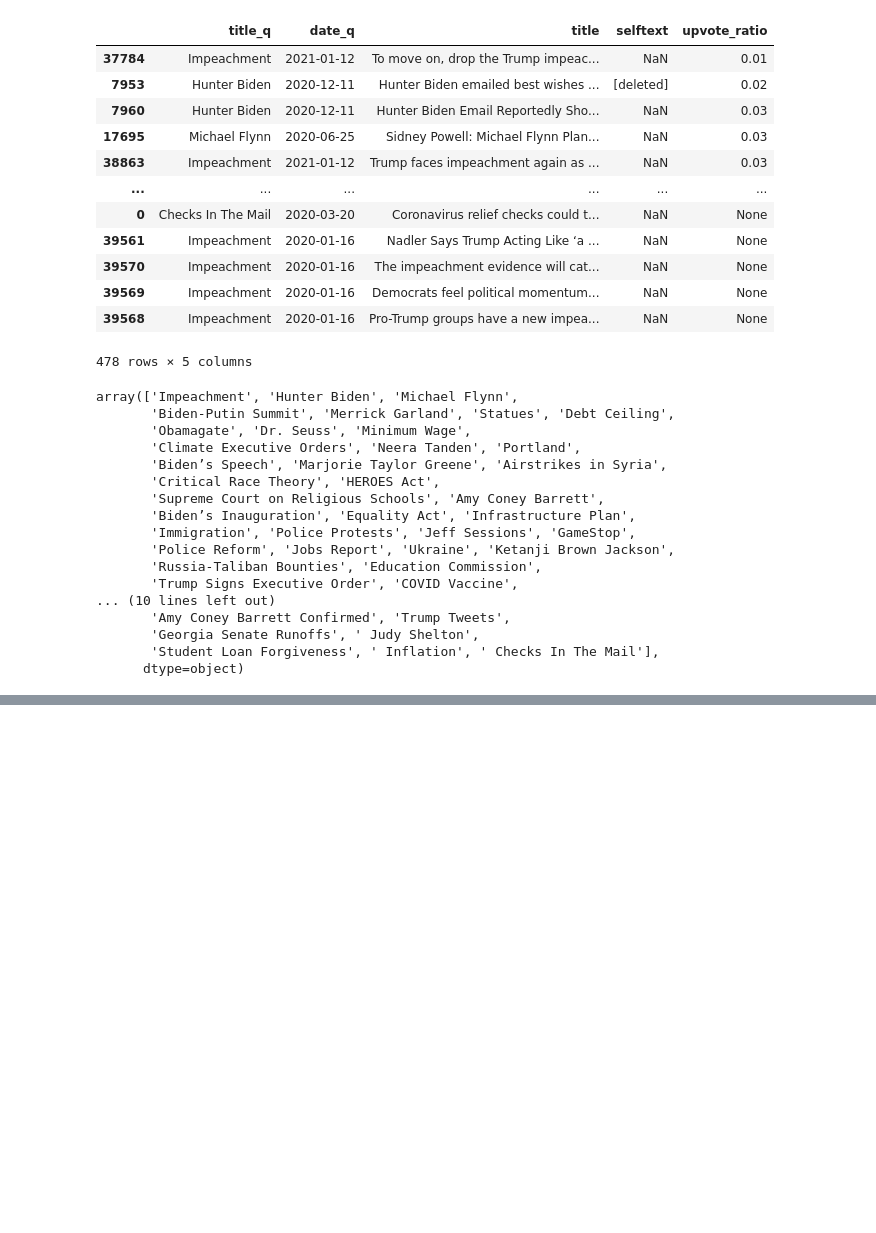
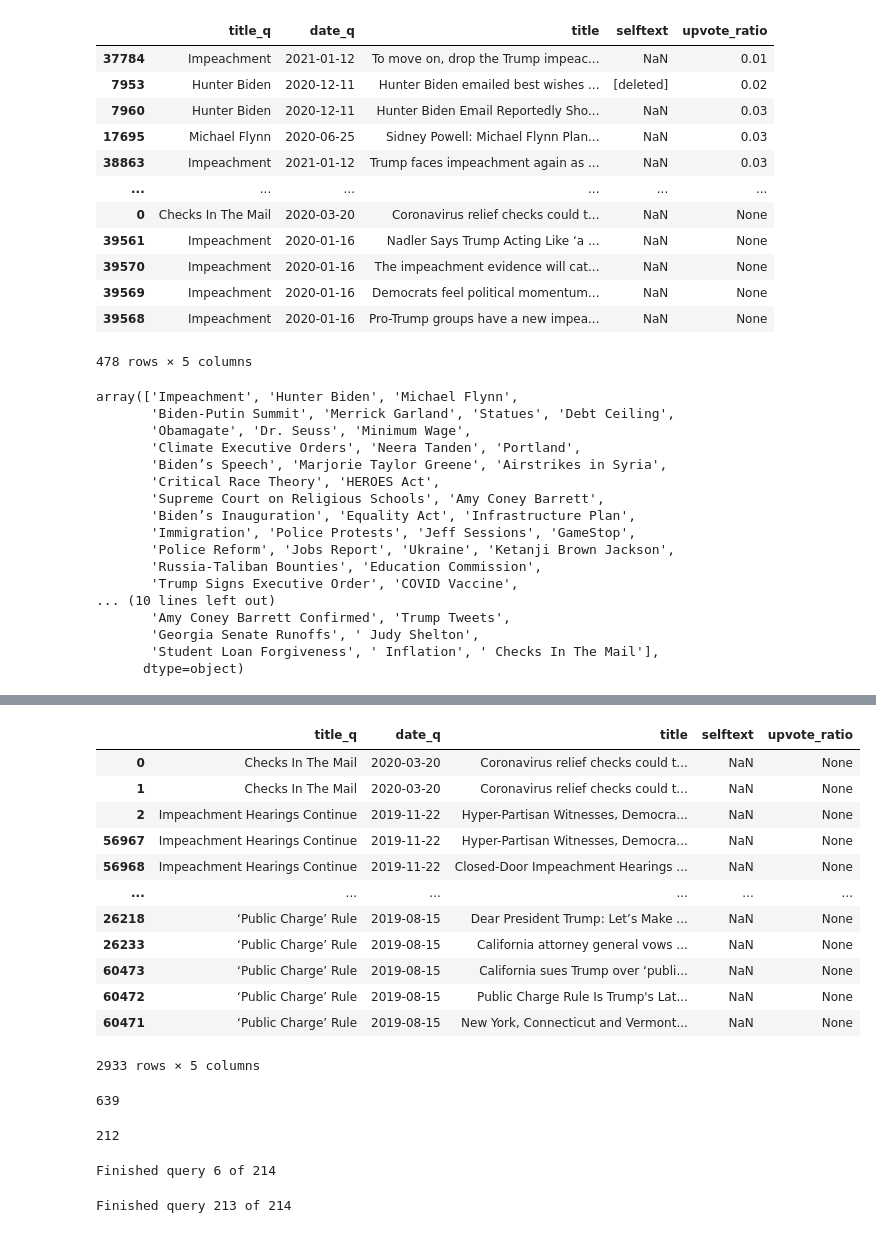
Before and after one commit to NickDeas/Abstract-Contrastive-Opinion-Summarization, a Jupyter notebook: code/data_collection/Reddit Scraping.ipynb, the cells around one changed output, grey strips where cells are left out. Drawn from its saved outputs; the diff is of its cells as text; code cells hidden in the pictures; blank space fills up the shorter version.

Commit message:
Finalized Data Collection and Extractive Baselines

```diff
--- a/code/data_collection/Reddit Scraping.ipynb
+++ b/code/data_collection/Reddit Scraping.ipynb
@@ -184,0 +237,25 @@ for i, query in enumerate(miss_queries):
+# %%
+NUM_SAMPLE = 5
+samples = []
+for i, group in reddit_short2.groupby('title_q'):
+    group = group.sort_values('upvote_ratio', ascending = False)
+    new_group = group.iloc[:NUM_SAMPLE]
+    samples.append(new_group)
+# %%
+reddit_short2 = pd.concat(samples, axis = 0)
+# %%
+reddit_short2
+# %% [output]
+|  | title_q | date_q | title | selftext | upvote_ratio |
+| 0 | Checks In The Mail | 2020-03-20 | Coronavirus relief checks could t... | NaN | None |
+| 1 | Checks In The Mail | 2020-03-20 | Coronavirus relief checks could t... | NaN | None |
+| 2 | Impeachment Hearings Continue | 2019-11-22 | Hyper-Partisan Witnesses, Democra... | NaN | None |
+| 56967 | Impeachment Hearings Continue | 2019-11-22 | Hyper-Partisan Witnesses, Democra... | NaN | None |
+| 56968 | Impeachment Hearings Continue | 2019-11-22 | Closed-Door Impeachment Hearings ... | NaN | None |
+| ... | ... | ... | ... | ... | ... |
+| 26218 | ‘Public Charge’ Rule | 2019-08-15 | Dear President Trump: Let’s Make ... | NaN | None |
+| 26233 | ‘Public Charge’ Rule | 2019-08-15 | California attorney general vows ... | NaN | None |
+| 60473 | ‘Public Charge’ Rule | 2019-08-15 | California sues Trump over ‘publi... | NaN | None |
+| 60472 | ‘Public Charge’ Rule | 2019-08-15 | Public Charge Rule Is Trump's Lat... | NaN | None |
+| 60471 | ‘Public Charge’ Rule | 2019-08-15 | New York, Connecticut and Vermont... | NaN | None |
+2933 rows × 5 columns
@@ -184,0 +264,8 @@ for i, query in enumerate(miss_queries):
+# %%
+len(reddit_short2['title_q'].unique())
+# %% [output]
+639
+# %%
+len(miss_titles)
+# %% [output]
+212
@@ -184,0 +274,9 @@ for i, query in enumerate(miss_queries):
+# %%
+OUTPUT_CSV = '../../data/reddit_data/reddit_scrape.csv'
+WRITE_HEAD = False
+for i, query in enumerate(miss_queries):
+    get_posts_by_news(query, OUTPUT_CSV, subreddit = 'worldnews', date_thresh = None, header = WRITE_HEAD, max_posts = 20)
+    print(f'Finished query {i} of {len(miss_queries)}', end = '\r')
+# %% [output]
+Finished query 6 of 214
+Finished query 213 of 214
```
Also changed, not shown: parts of 28 cells of this notebook, 8 other files.
